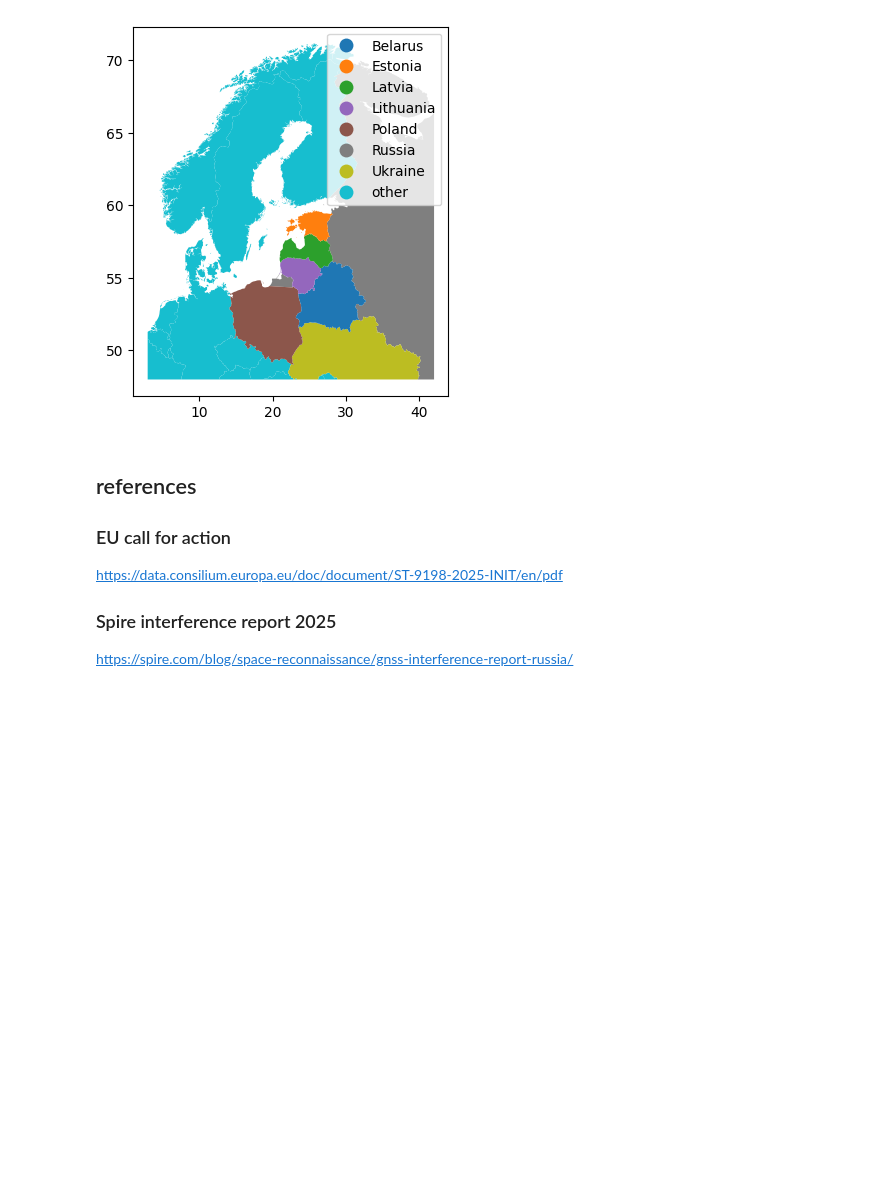
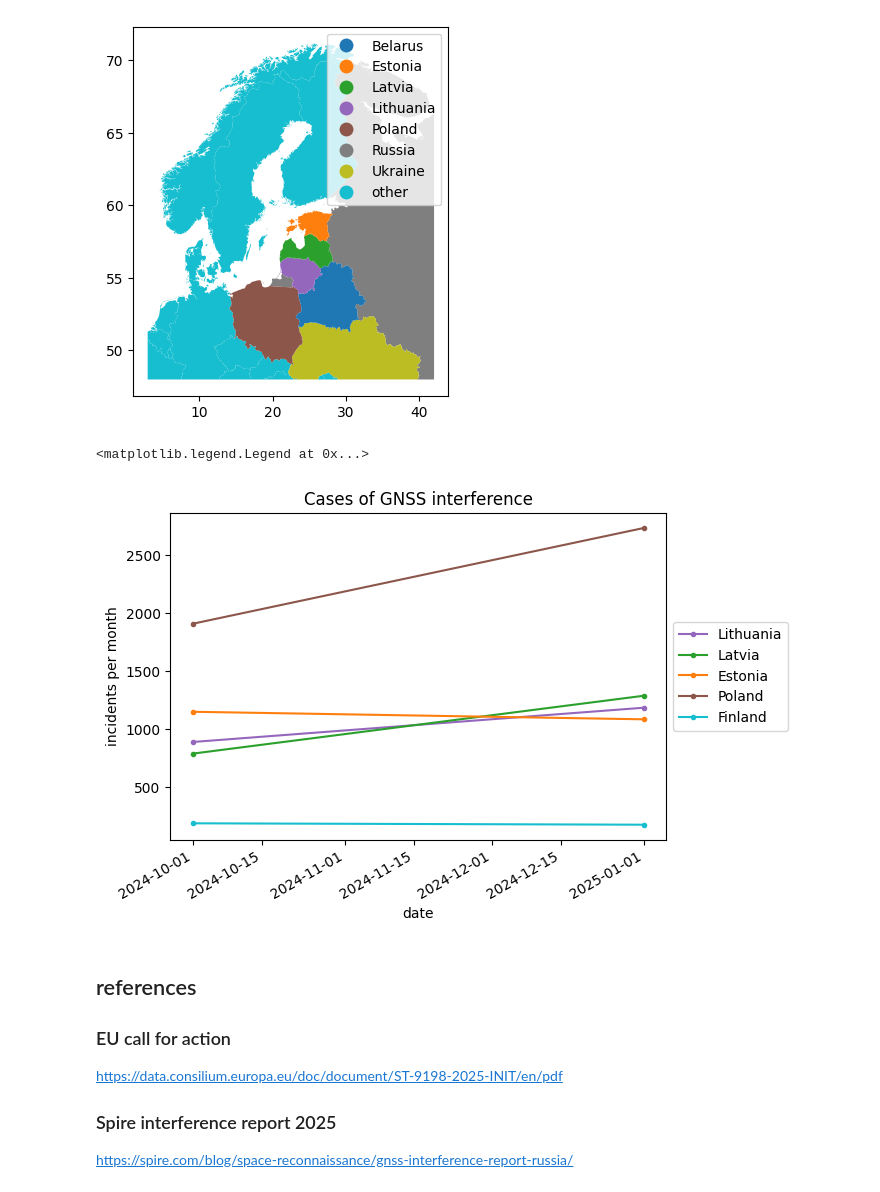
Before and after one commit to stelios-c/GPS_analysis, a Jupyter notebook: scandi_baltic/eu_call4action.ipynb, the cells around one changed output. Saved outputs shown, nothing was run; the diff lists cells and outputs as text; code cells hidden in the pictures; blank space fills up the shorter version.

Commit message:
compare Finland to EU call for Action

```diff
--- a/scandi_baltic/eu_call4action.ipynb
+++ b/scandi_baltic/eu_call4action.ipynb
@@ -60,6 +60,23 @@ ax = (world
 plt.show()
 # %% [output]
 [figure]
+# %%
+eu_call_data_p_Finland=pd.read_csv('eu_call_data_p_Finland.csv',)
+# %%
+(eu_call_data_p_Finland
+    .set_index('Country').T
+    .reset_index()
+    .rename(columns={'index':'month_year'})
+    .assign(
+        date= lambda df: pd.to_datetime(df.month_year,format='%Y-%m-%d')
+    )
+    .set_index('date')
+    .plot(marker='.',ylabel='incidents per month',title='Cases of GNSS interference',color={'Lithuania':'tab:purple','Latvia':'tab:green','Estonia':'tab:orange','Poland':'tab:brown','Finland':'tab:cyan'})
+    .legend(loc='center left', bbox_to_anchor=(1.0, 0.5))
+)
+# %% [output]
+<matplotlib.legend.Legend at 0x...>
+[figure, added]
 # %% [markdown]
 ## references
 ### EU call for action
```
Also changed, not shown: 1 other file.
